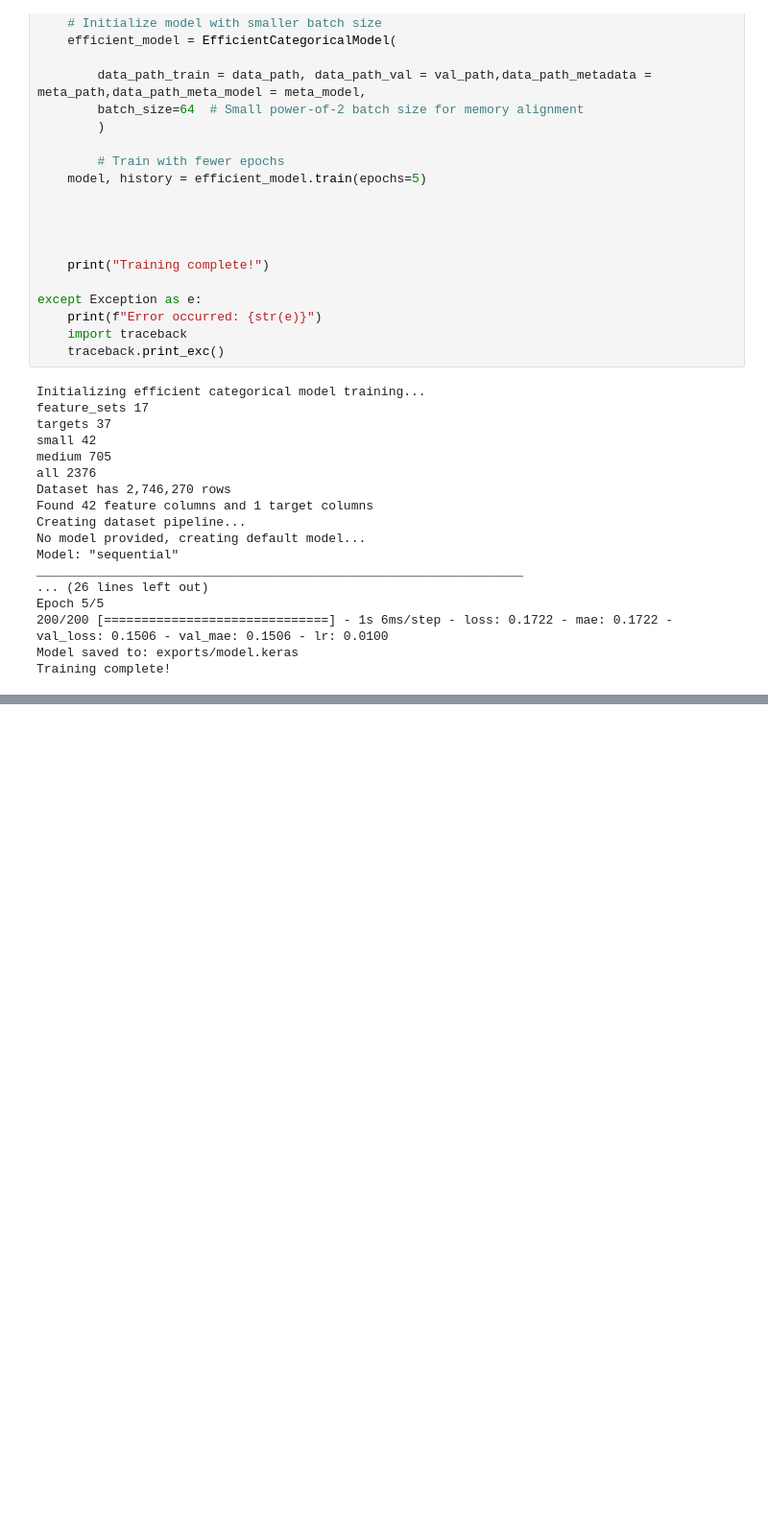
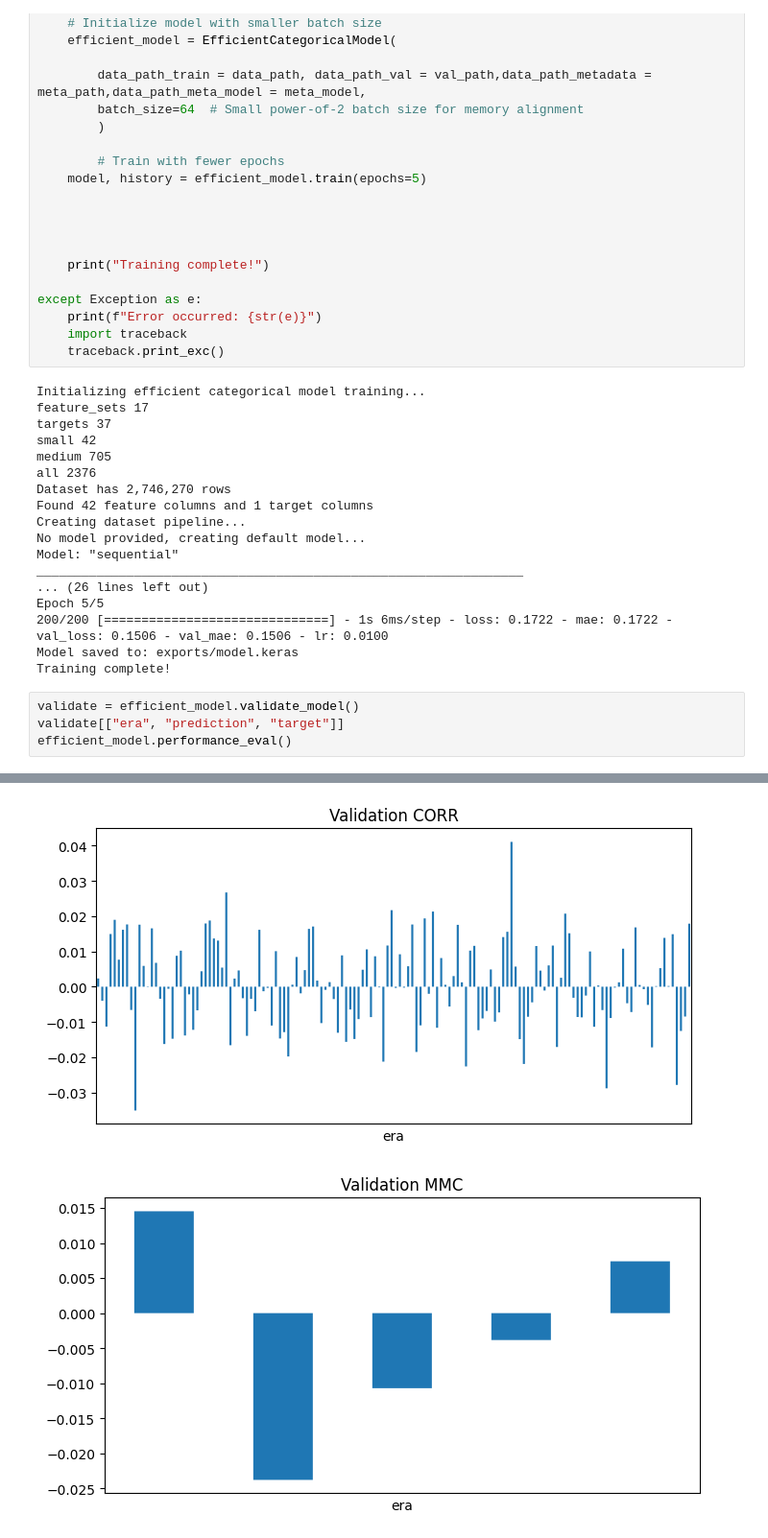
Before and after one commit to MarcoFurrer/dspro2, a Jupyter notebook: main.ipynb, the cells around one changed output, grey strips where cells are left out. Shown: that part at 96% size. Drawn from its saved outputs; the diff is of its cells as text; blank space fills up the shorter version.

Commit message:
Implement code changes to enhance functionality and improve performance

```diff
--- a/main.ipynb
+++ b/main.ipynb
@@ -47,3 +47,8 @@ Epoch 5/5
 200/200 [==============================] - 1s 6ms/step - loss: 0.1722 - mae: 0.1722 - val_loss: 0.1506 - val_mae: 0.1506 - lr: 0.0100
 Model saved to: exports/model.keras
 Training complete!
+# %%
+validate = efficient_model.validate_model()
+validate[["era", "prediction", "target"]]
+efficient_model.performance_eval()
+# %% [output]
@@ -49,0 +56,2 @@ Training complete!
+[figure, added]
+[figure, added]
```
Also changed, not shown: parts of 1 cell of this notebook.
